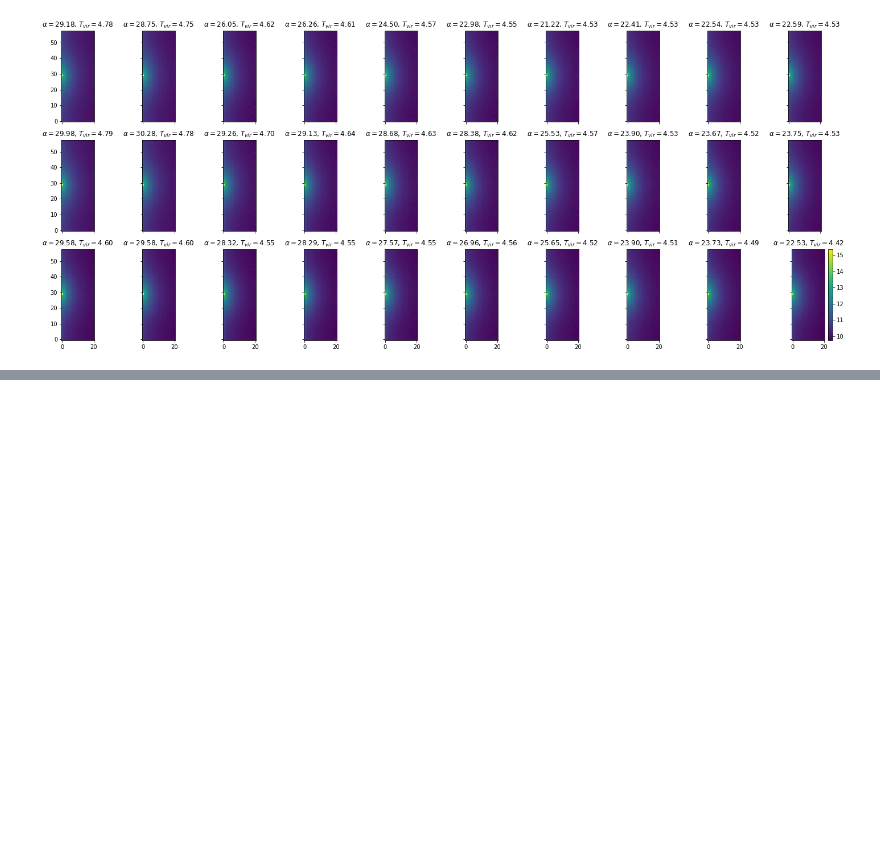
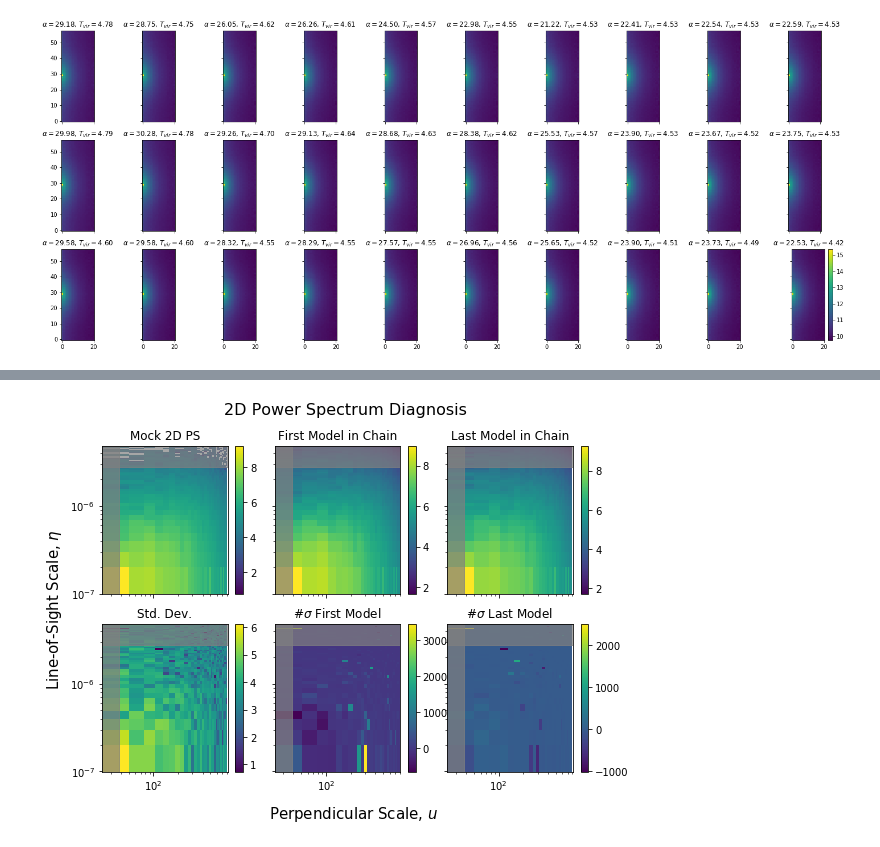
Before and after one commit to BellaNasirudin/py21cmmc_fg, a Jupyter notebook: devel/test_series/visualising_results.ipynb, the cells around one changed output, grey strips where cells are left out. Drawn from its saved outputs; the diff is of its cells as text; code cells hidden in the pictures; blank space fills up the shorter version.

```diff
--- a/devel/test_series/visualising_results.ipynb
+++ b/devel/test_series/visualising_results.ipynb
@@ -261,0 +282,3 @@ samples = analyse.get_samples("data/In")
+# %%
+lc_core, instr_core = chain.getCoreModules()
+lk = chain.getLikelihoodModules()[0]
@@ -261,0 +289,42 @@ samples = analyse.get_samples("data/In")
+# %%
+def mk_subplot(ax, data, title=None):
+    im = ax.imshow(data, origin='lower', extent=ps_extent, aspect='auto')
+    plt.colorbar(im, ax=ax);
+    if title:
+        ax.set_title(title)
+
+    if lk.admissable_u_range[0] > lk.u[0]:
+        ax.axvspan(lk.u[0], lk.admissable_u_range[0], color='grey', alpha=0.7)
+
+    if lk.admissable_u_range[1] < lk.u[-1]:
+        ax.axvspan(lk.admissable_u_range[-1], lk.u[-1], color='grey', alpha=0.7)
+
+    if lk.admissable_eta_range[0] > lk.eta[lk.eta > lk.eta_min].min():
+        ax.axhspan(lk.eta[lk.eta > lk.eta_min].min(), lk.admissable_eta_range[0], color='grey', alpha=0.7)
+
+    if lk.admissable_eta_range[1] < lk.eta[-1]:
+        ax.axhspan(lk.admissable_eta_range[-1], lk.eta[-1], color='grey', alpha=0.7)
+# %%
+fig,ax = plt.subplots(2,3, figsize=(9,6), sharex=True, sharey=True,
+                      subplot_kw={"xscale":"log", "yscale":'log'},
+                     gridspec_kw={"hspace":0.2, "wspace":0.1})
+
+
+mk_subplot(ax[0,0], np.log10(data['p_signal'].T), title="Mock 2D PS")
+mk_subplot(ax[0,1], np.log10(blobs['signal'][0,0].T), title="First Model in Chain")
+mk_subplot(ax[0,2], np.log10(blobs['signal'][-1,-1].T), title="Last Model in Chain")
+
+mk_subplot(ax[1,0], np.log10(np.sqrt(var).T), title="Std. Dev.")
+mk_subplot(ax[1,1], blobs['sigma'][0,0].T, title="#$\sigma$ First Model")
+mk_subplot(ax[1,2], blobs['sigma'][-1,-1].T, title="#$\sigma$ Last Model")
+
+fig.suptitle("2D Power Spectrum Diagnosis", fontsize=16)
+
+# Add common x,y labels
+fig.add_subplot(111, frameon=False)
+# hide tick and tick label of the big axes
+plt.tick_params(labelcolor='none', top=False, bottom=False, left=False, right=False)
+plt.xlabel("Perpendicular Scale, $u$", labelpad=15, fontsize=15)
+plt.ylabel("Line-of-Sight Scale, $\eta$", labelpad=15, fontsize=15);
+# %% [output]
+[figure, added]
```
Also changed, not shown: parts of 14 cells of this notebook, 4 other files.
